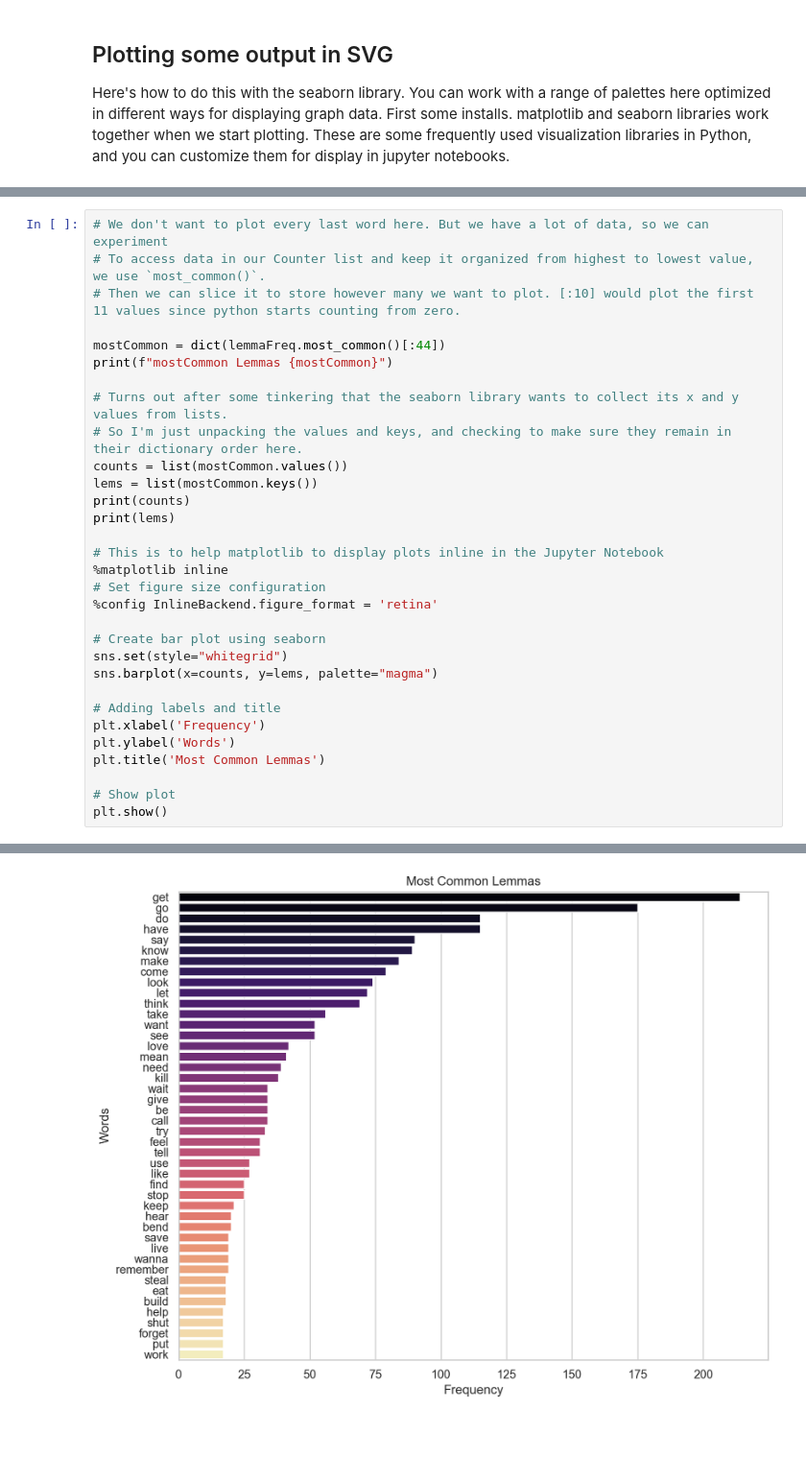
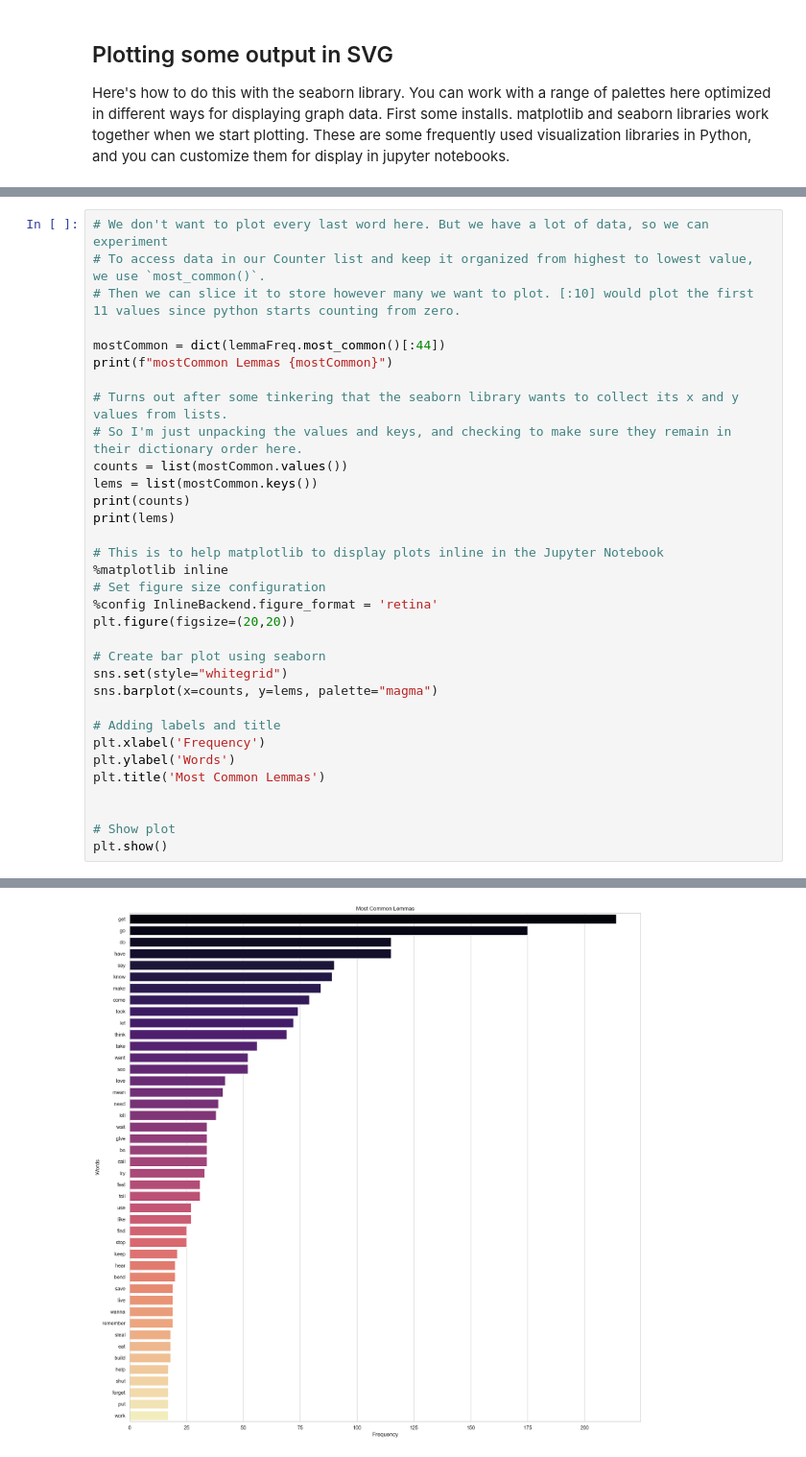
Before and after one commit to newtfire/textAnalysis-Hub, a Jupyter notebook: Class-Examples/Python/projectExamples/3-projectExplore-dataCounts.ipynb, the cells around one changed output, grey strips where cells are left out. Shown at 96% size. Saved outputs shown, nothing was run; the diff lists cells and outputs as text; blank space fills up the shorter version.

```diff
--- a/Class-Examples/Python/projectExamples/3-projectExplore-dataCounts.ipynb
+++ b/Class-Examples/Python/projectExamples/3-projectExplore-dataCounts.ipynb
@@ -313,31 +325,33 @@ Then we can slice it to store however many we want to plot. [:10] would plot the
 mostCommon = dict(lemmaFreq.most_common()[:44])
 print(f"mostCommon Lemmas {mostCommon}")
 
 # Turns out after some tinkering that the seaborn library wants to collect its x and y values from lists.
 # So I'm just unpacking the values and keys, and checking to make sure they remain in their dictionary order here.
 counts = list(mostCommon.values())
 lems = list(mostCommon.keys())
 print(counts)
 print(lems)
 
 # This is to help matplotlib to display plots inline in the Jupyter Notebook
 %matplotlib inline
 # Set figure size configuration
 %config InlineBackend.figure_format = 'retina'
+plt.figure(figsize=(20,20))
 
 # Create bar plot using seaborn
 sns.set(style="whitegrid")
 sns.barplot(x=counts, y=lems, palette="magma")
 
 # Adding labels and title
 plt.xlabel('Frequency')
 plt.ylabel('Words')
 plt.title('Most Common Lemmas')
 
+
 # Show plot
 plt.show()
 # %% [output]
 mostCommon Lemmas {'get': 214, 'go': 175, 'do': 115, 'have': 115, 'say': 90, 'know': 89, 'make': 84, 'come': 79, 'look': 74, 'let': 72, 'think': 69, 'take': 56, 'want': 52, 'see': 52, 'love': 42, 'mea ...
 [214, 175, 115, 115, 90, 89, 84, 79, 74, 72, 69, 56, 52, 52, 42, 41, 39, 38, 34, 34, 34, 34, 33, 31, 31, 27, 27, 25, 25, 21, 20, 20, 19, 19, 19, 19, 18, 18, 18, 17, 17, 17, 17, 17]
 ['get', 'go', 'do', 'have', 'say', 'know', 'make', 'come', 'look', 'let', 'think', 'take', 'want', 'see', 'love', 'mean', 'need', 'kill', 'wait', 'give', 'be', 'call', 'try', 'feel', 'tell', 'use', 'l ...
-[figure, old version]
+[figure, new version]
```
Also changed, not shown: parts of 9 cells of this notebook.
